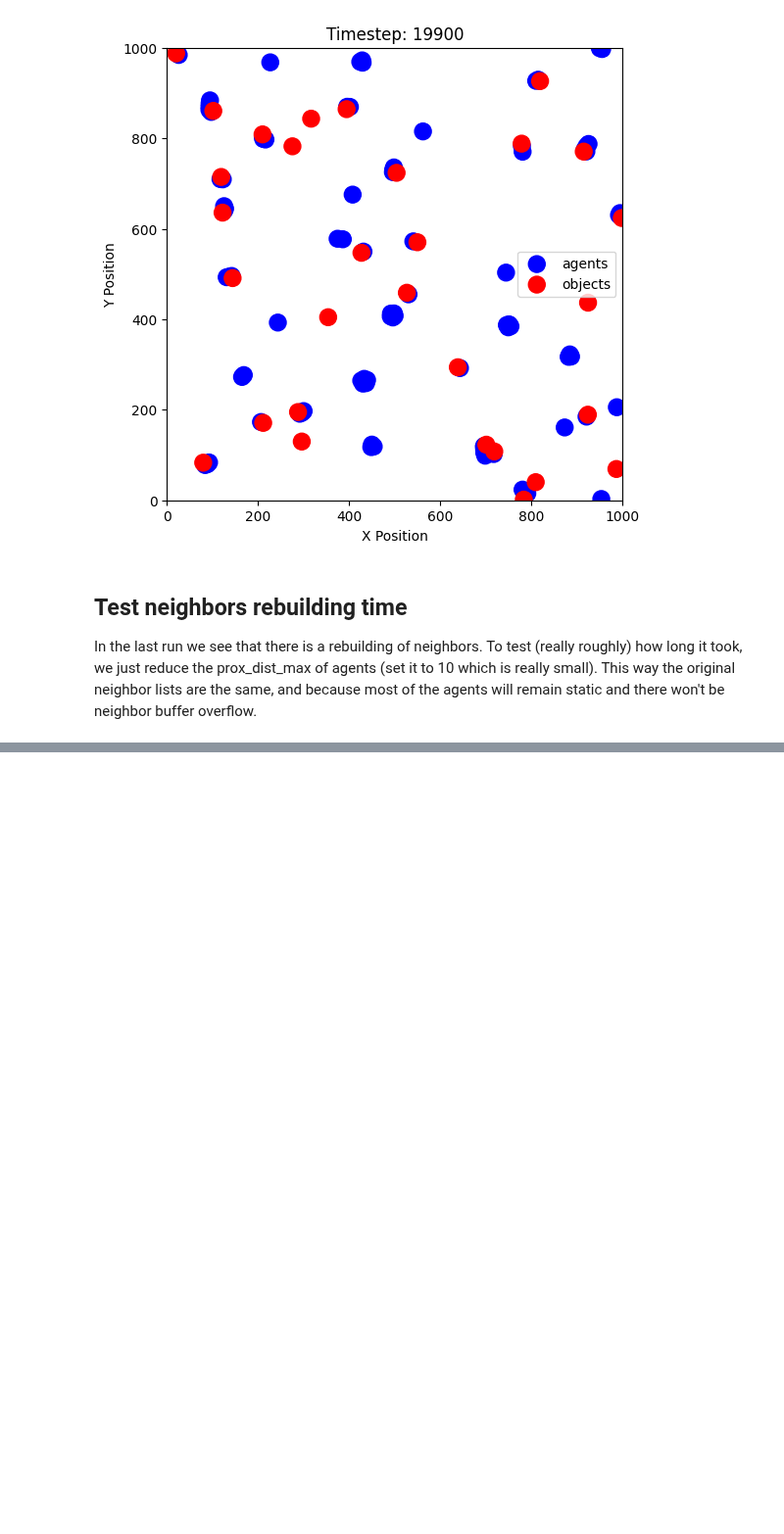
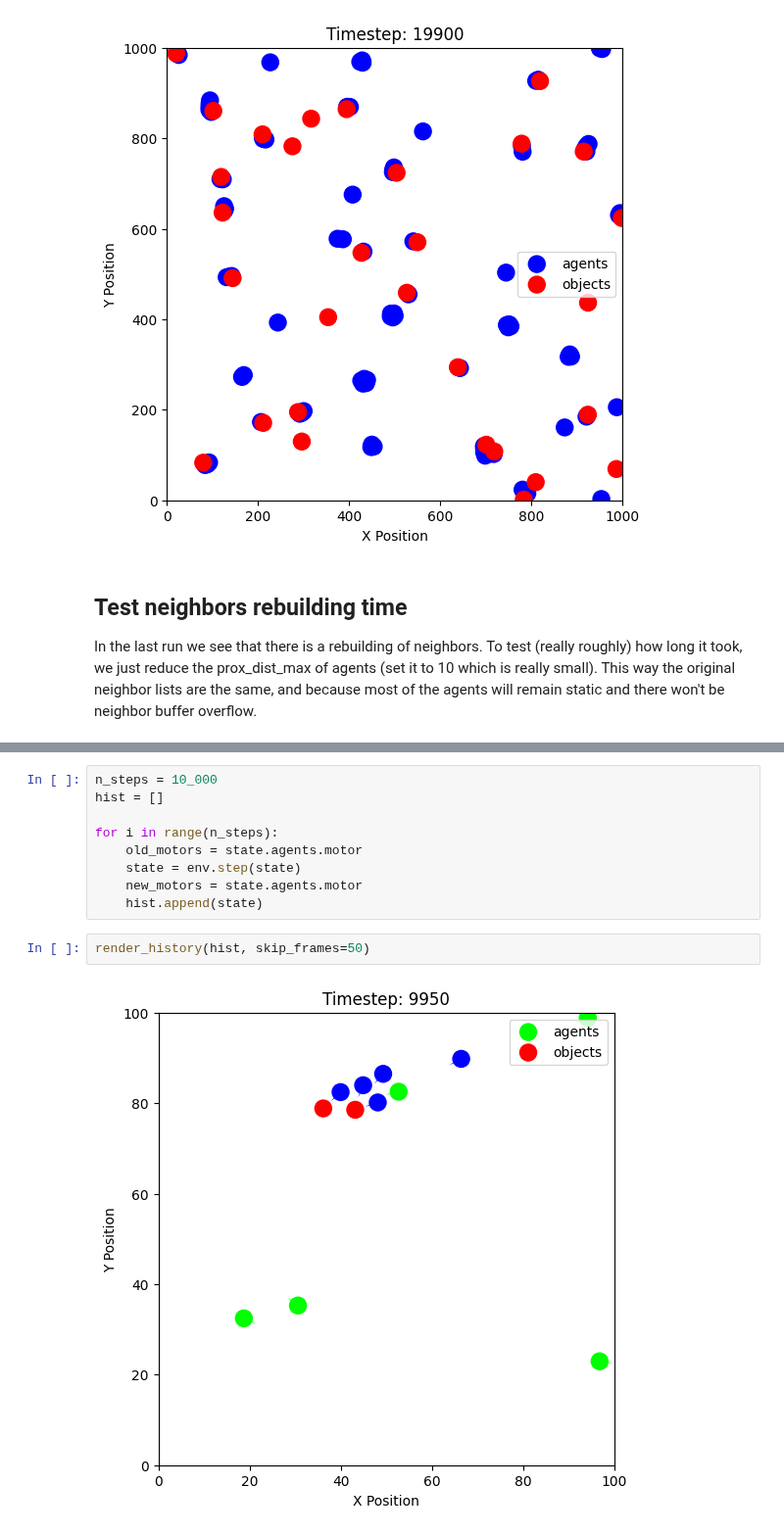
Before and after one commit to clement-moulin-frier/vivarium, a Jupyter notebook: vivarium/experimental/notebooks/simple_braitenberg.ipynb, the cells around one changed output, grey strips where cells are left out. Shown at 98% size. Saved outputs shown, nothing was run; the diff lists cells and outputs as text; blank space fills up the shorter version.

```diff
--- a/vivarium/experimental/notebooks/simple_braitenberg.ipynb
+++ b/vivarium/experimental/notebooks/simple_braitenberg.ipynb
@@ -90,0 +112,13 @@ Simulation ran in 17.63896679500067 for 20000 timesteps
+# %%
+n_steps = 10_000
+hist = []
+
+for i in range(n_steps):
+    old_motors = state.agents.motor
+    state = env.step(state)
+    new_motors = state.agents.motor
+    hist.append(state)
+# %%
+render_history(hist, skip_frames=50)
+# %% [output]
+[figure, added]
```
Also changed, not shown: parts of 9 cells of this notebook, 2 other files.
